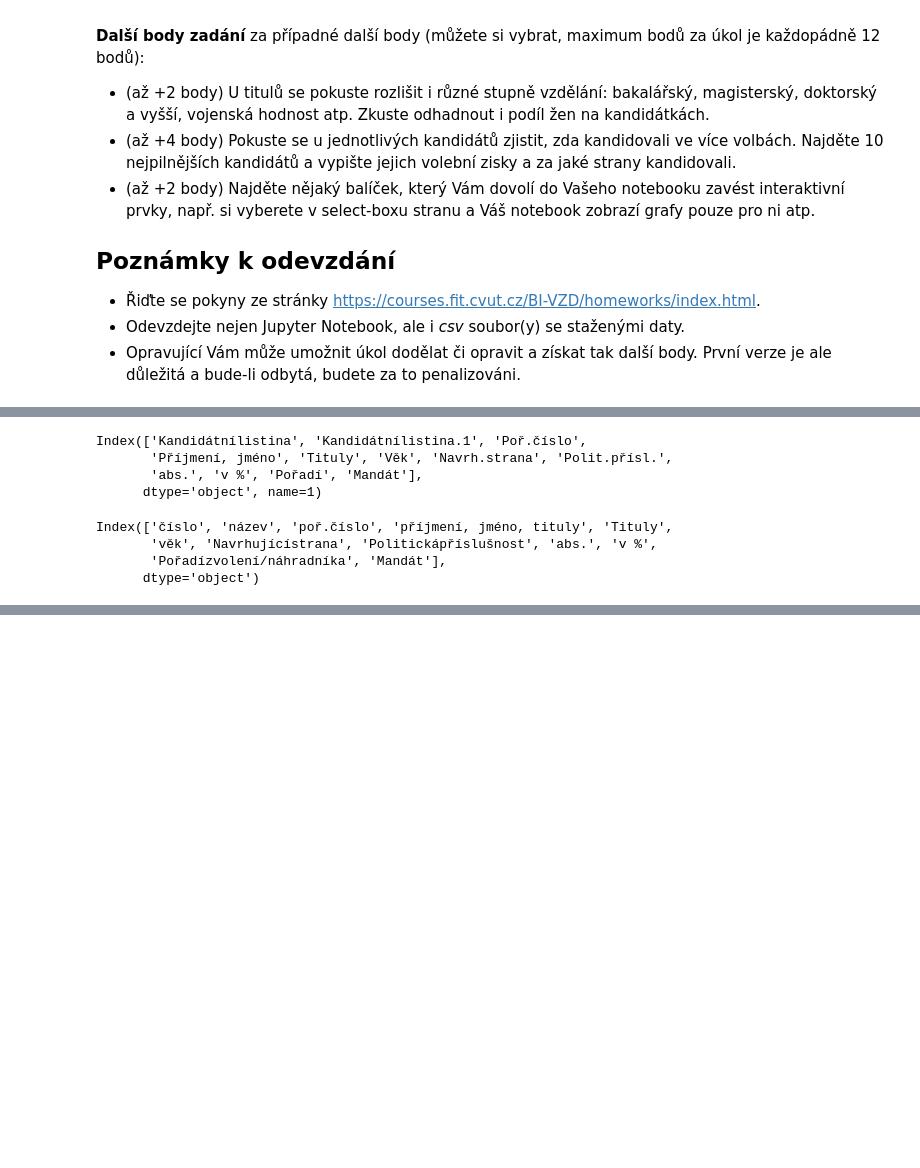
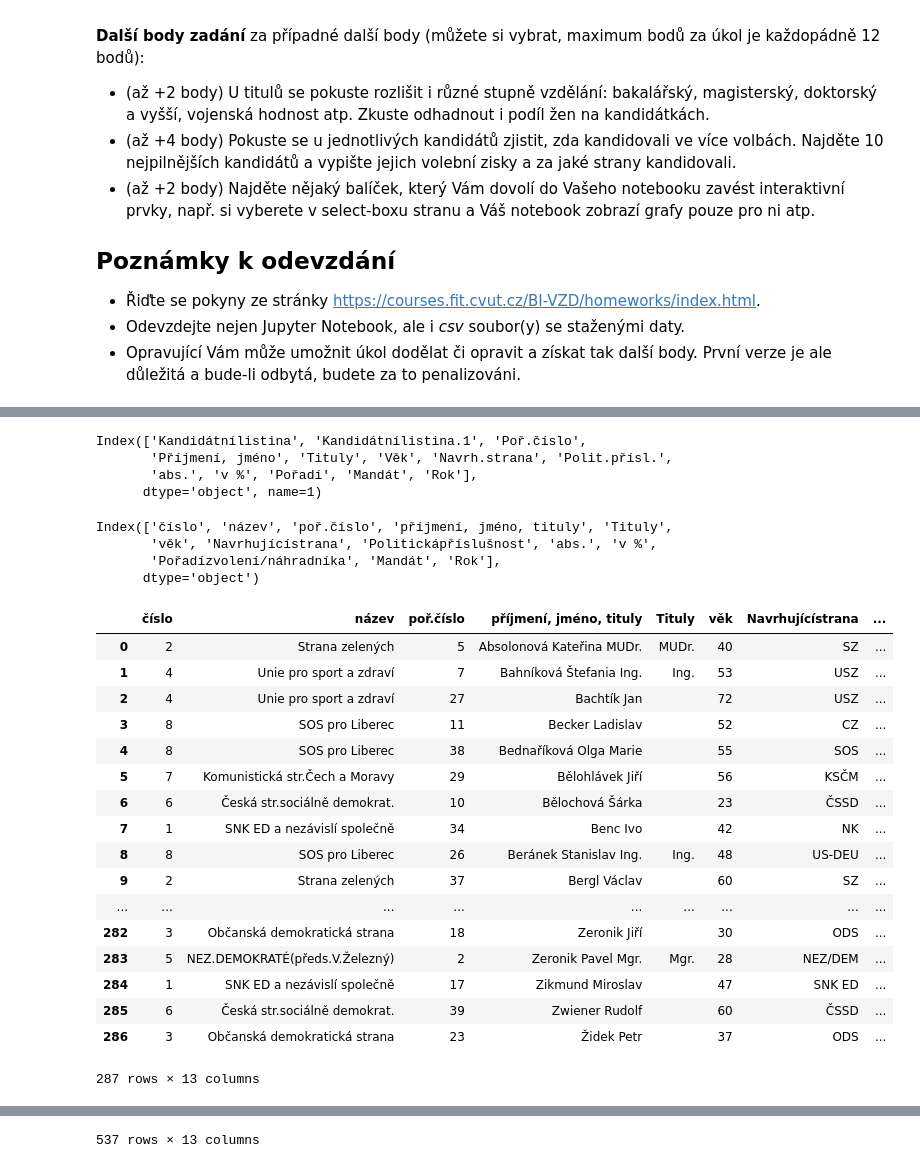
Before and after one commit to zidcenek/BI-VZD-2019-zidcenek, a Jupyter notebook: 01/homework_01_B191.ipynb, the cells around one changed output, grey strips where cells are left out. Drawn from its saved outputs; the diff is of its cells as text; code cells hidden in the pictures; blank space fills up the shorter version.

```diff
--- a/01/homework_01_B191.ipynb
+++ b/01/homework_01_B191.ipynb
@@ -48,7 +49,7 @@ import csv
 party_data = []
 people_data = []
 
-years = [2006, 2010, 2014, 2018]
+years = [2018, 2014, 2010, 2006]
 
 for year in years:
     '''
@@ -56,17 +57,24 @@ for year in years:
     '''
     url = 'https://www.volby.cz/pls/kv' + str(year) + '/kv1111?xjazyk=CZ&xid=1&xdz=3&xnumnuts=5103&xobec=563889&xstat=0&xvyber=0'
     dfs = pd.read_html(url,flavor='html5lib')
+    dfs[1].columns = dfs[1].columns.to_frame()[1]
+    dfs[1]["Rok"] = np.full(len(dfs[1]), year)
     party_data.append(dfs[1])
     url = 'https://www.volby.cz/pls/kv' + str(year) + '/kv21111?xjazyk=CZ&xid=1&xv=11&xdz=3&xnumnuts=5103&xobec=563889&xstrana=0'
     dfs = pd.read_html(url,flavor='html5lib')
-    #dfs[0].columns = dfs[0].comlumns.to_frame()[1]
+    dfs[0].columns = dfs[0].columns.to_frame()[1]
+    dfs[0]["Rok"] = np.full(len(dfs[0]), year)
     people_data.append(dfs[0])
 
-# changes header from 2 levels to 1 level
-for df in party_data:
-    df.columns = df.columns.to_frame()[1]
-for df in people_data:
-    df.columns = df.columns.to_frame()[1]
+# reads party data for year 2002
+url = 'http://www.volby.cz/pls/kv2002/kv1211?xjazyk=CZ&xid=1&xv=1&xdz=3&xnumnuts=5103'
+party_data_2002 = pd.read_html(url, displayed_only=False)
+
+# reads people data for year 2002
+url = 'http://www.volby.cz/pls/kv2002/kv21111?xjazyk=CZ&xid=1&xv=11&xdz=3&xnumnuts=5103&xobec=563889&xstrana=0'
+people_data_2002 = pd.read_html(url, displayed_only=False)
+people_data_2002[0].columns = people_data_2002[0].columns.to_frame()[1]
+people_data_2002[0]["Rok"] = np.full(len(people_data_2002[0]), 2002)
 # %%
 # Řešení titulů pro roky 2006 - 2018
 # Rozpoznávaé tituly
@@ -137,12 +106,34 @@ people_data_2002[0].columns = people_data_2002[0].columns.to_frame()[1]
 # %%
 display(people_data_2002[0].columns)
-display(people_data[0].columns)
+display(people_data[3].columns)
 # %% [output]
 Index(['Kandidátnílistina', 'Kandidátnílistina.1', 'Poř.číslo',
        'Příjmení, jméno', 'Tituly', 'Věk', 'Navrh.strana', 'Polit.přísl.',
-       'abs.', 'v %', 'Pořadí', 'Mandát'],
+       'abs.', 'v %', 'Pořadí', 'Mandát', 'Rok'],
       dtype='object', name=1)
 Index(['číslo', 'název', 'poř.číslo', 'příjmení, jméno, tituly', 'Tituly',
        'věk', 'Navrhujícístrana', 'Politickápříslušnost', 'abs.', 'v %',
-       'Pořadízvolení/náhradníka', 'Mandát'],
+       'Pořadízvolení/náhradníka', 'Mandát', 'Rok'],
       dtype='object')
+# %%
+display(people_data[3])
+display(people_data_2002[0])
+# %% [output]
+|  | číslo | název | poř.číslo | příjmení, jméno, tituly | Tituly | věk | Navrhujícístrana | ... |
+| 0 | 2 | Strana zelených | 5 | Absolonová Kateřina MUDr. | MUDr. | 40 | SZ | ... |
+| 1 | 4 | Unie pro sport a zdraví | 7 | Bahníková Štefania Ing. | Ing. | 53 | USZ | ... |
+| 2 | 4 | Unie pro sport a zdraví | 27 | Bachtík Jan |  | 72 | USZ | ... |
+| 3 | 8 | SOS pro Liberec | 11 | Becker Ladislav |  | 52 | CZ | ... |
+| 4 | 8 | SOS pro Liberec | 38 | Bednaříková Olga Marie |  | 55 | SOS | ... |
+| 5 | 7 | Komunistická str.Čech a Moravy | 29 | Bělohlávek Jiří |  | 56 | KSČM | ... |
+| 6 | 6 | Česká str.sociálně demokrat. | 10 | Bělochová Šárka |  | 23 | ČSSD | ... |
+| 7 | 1 | SNK ED a nezávislí společně | 34 | Benc Ivo |  | 42 | NK | ... |
+| 8 | 8 | SOS pro Liberec | 26 | Beránek Stanislav Ing. | Ing. | 48 | US-DEU | ... |
+| 9 | 2 | Strana zelených | 37 | Bergl Václav |  | 60 | SZ | ... |
+| ... | ... | ... | ... | ... | ... | ... | ... | ... |
+| 282 | 3 | Občanská demokratická strana | 18 | Zeronik Jiří |  | 30 | ODS | ... |
+| 283 | 5 | NEZ.DEMOKRATÉ(předs.V.Železný) | 2 | Zeronik Pavel Mgr. | Mgr. | 28 | NEZ/DEM | ... |
+| 284 | 1 | SNK ED a nezávislí společně | 17 | Zikmund Miroslav |  | 47 | SNK ED | ... |
+| 285 | 6 | Česká str.sociálně demokrat. | 39 | Zwiener Rudolf |  | 60 | ČSSD | ... |
+| 286 | 3 | Občanská demokratická strana | 23 | Židek Petr |  | 37 | ODS | ... |
+287 rows × 13 columns
@@ -149,3 +157,4 @@ Index(['číslo', 'název', 'poř.číslo', 'příjmení, jméno, tituly', 'Titu
+537 rows × 13 columns
 # %%
 # data from 2002 append other data
 people_data_2002[0].columns = people_data[0].columns
```
Also changed, not shown: parts of 19 cells of this notebook, 2 other files.
